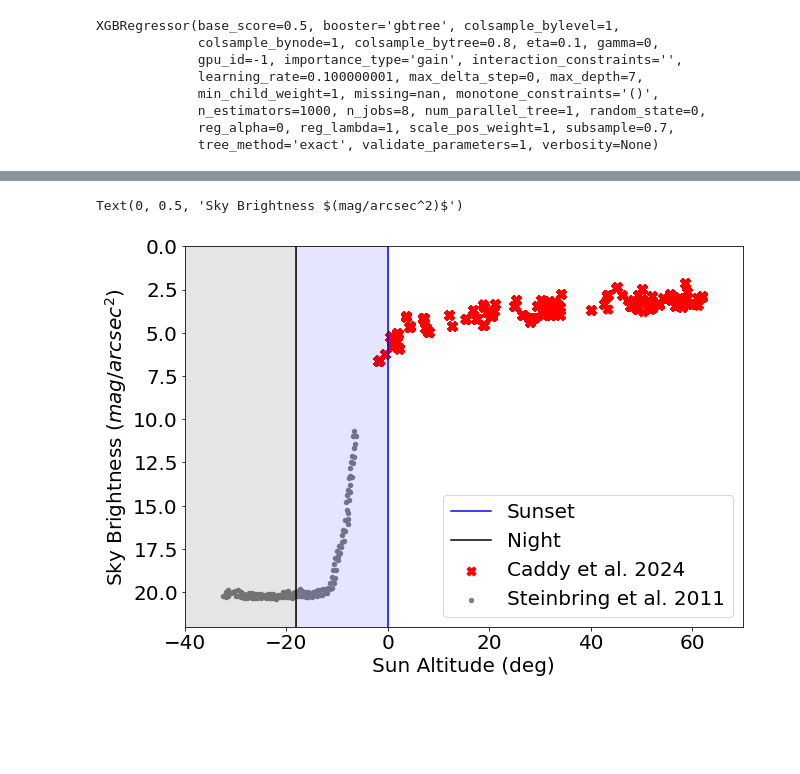
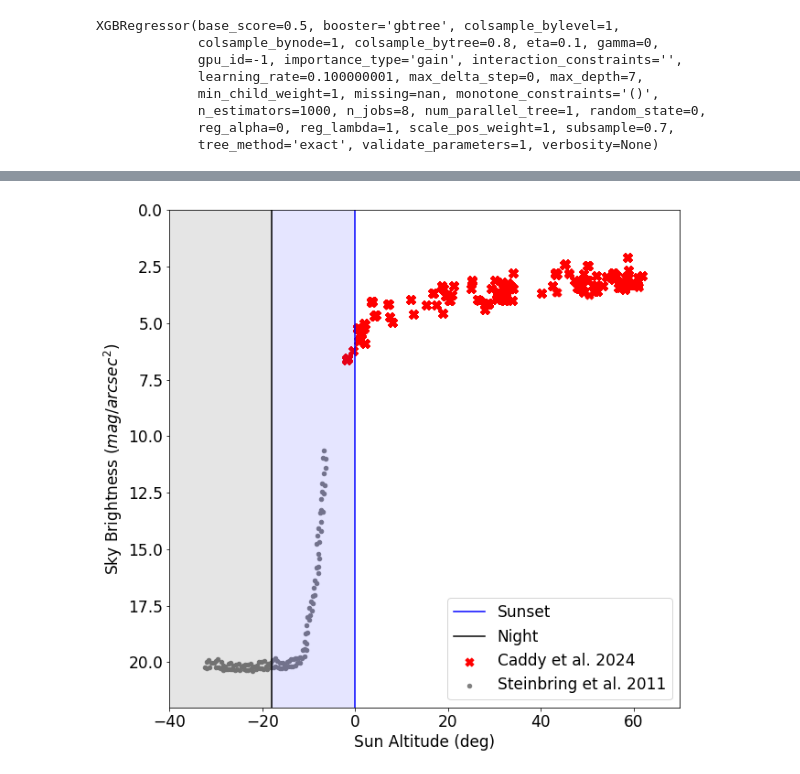
Before and after one commit to Physarah/satellite-optical-brightness, a Jupyter notebook: analysis/plotting_starlinks_day.ipynb, the cells around one changed output, grey strips where cells are left out. Cells and saved outputs as stored; diff of their text form; code cells hidden in the pictures; blank space fills up the shorter version.

```diff
--- a/analysis/plotting_starlinks_day.ipynb
+++ b/analysis/plotting_starlinks_day.ipynb
@@ -662,39 +699,60 @@ plt.scatter(other_sky_data['-32.45500847074031'], other_sky_data[' 19.9158424416
 # %%
-plt.figure(figsize = (17,10))
+import numpy as np
+import pandas as pd
+import matplotlib.pyplot as plt
+from scipy.interpolate import CubicSpline
 
+plt.figure(figsize = (10,10))
 plt.rcParams.update({'font.size': 17})
 
+new_data = pd.read_csv("/Users/physarah/Downloads/Default Dataset (12).csv")
+new_data.columns = ['x','y']
+new_data = new_data.sort_values(by = 'x', ascending = 'true')
+new_data = new_data.astype('str')
+new_data = new_data.drop_duplicates
+new_data
+
+# x = new_data['x'].to_list()
+# y = new_data['y'].to_list()
+
+#plt.plot(y,x)
+
+# Create a cubic spline interpolation
+#spline = CubicSpline(x, y)
+
+# # Generate points for the spline curve
+# x_spline = np.linspace(min(x), max(x), 100)
+# y_spline = spline(x_spline)
+
+# plt.scatter(y = np.polyval(poly, x), x = x, label='fit')
 
 # Create the first subplot (upper panel)
-plt.subplot(1, 2, 1)
 #plt.scatter(summer_observations_high['sun_altitude'],
 #            summer_observations_high['sky_background'], label = "Summer Satelites")
 
 #plt.scatter(winter_observations_high['sun_altitude'],
 #            winter_observations_high['sky_background'], label = "Winter Satelites")
 
 plt.scatter(gband_data['sun_alt'],
             gband_data['huntsman_mag_g_sky'], label = "Caddy et al. 2024", marker = 'X', s = 80, color = 'red')
 plt.scatter(other_sky_data['-32.45500847074031'], other_sky_data[' 19.915842441632975'], label = "Steinbring et al. 2011", marker = 'o', s = 20, color = 'grey')
 plt.axvspan(0,
             -18,
             alpha=0.1, color='blue')
 plt.axvspan(-18,
             -80,
             alpha=0.1, color='black')
 plt.xlim(-40,70)
 plt.ylim(22,0)
 plt.axvline(0,c = 'blue', label = "Sunset")
 plt.axvline(-18,c = 'black', label = "Night")
 plt.legend()
 plt.xlabel("Sun Altitude (deg)")
 plt.ylabel(r"Sky Brightness $(mag/arcsec^2)$")
 
-plt.subplot(1, 2, 2)
-plt.scatter()
+plt.savefig('/Users/physarah/Desktop/test123.png')
 # %% [output]
-Text(0, 0.5, 'Sky Brightness $(mag/arcsec^2)$')
-[figure, old version]
+[figure, new version]
 # %%
 import numpy as np
 import matplotlib.pyplot as plt
```
Also changed, not shown: parts of 15 cells of this notebook, 13 other files.
